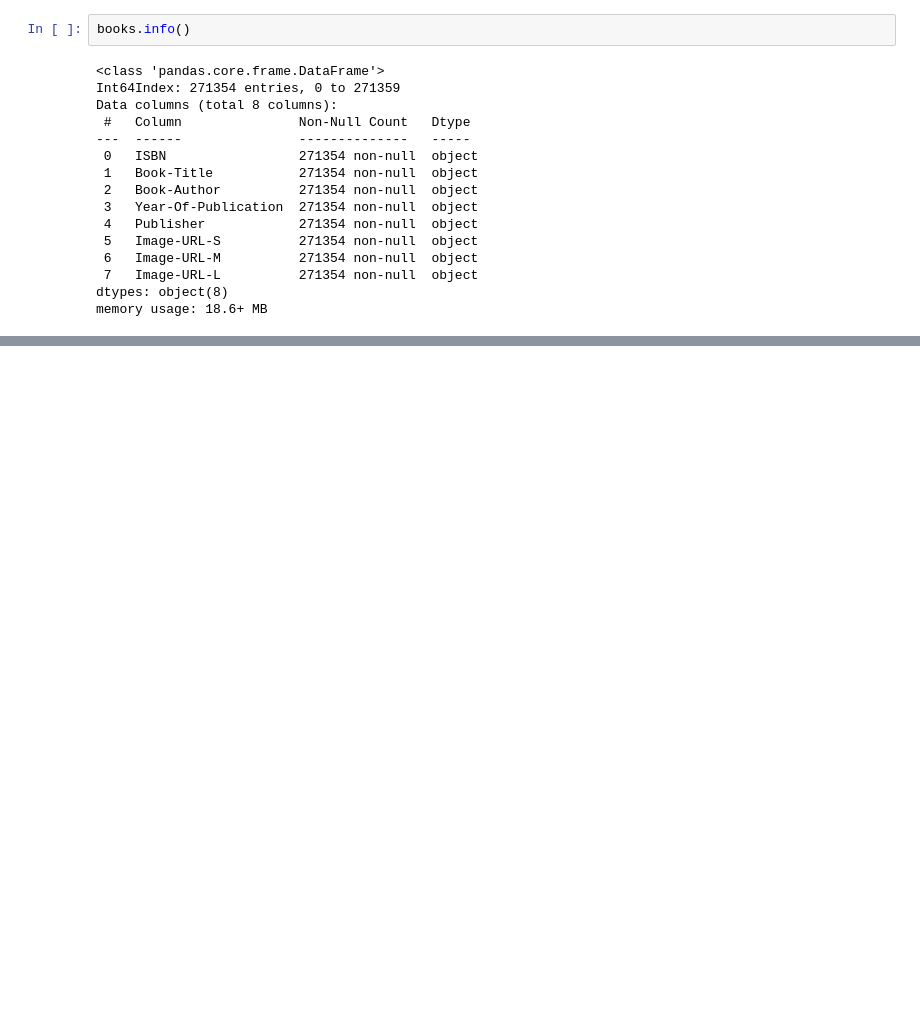
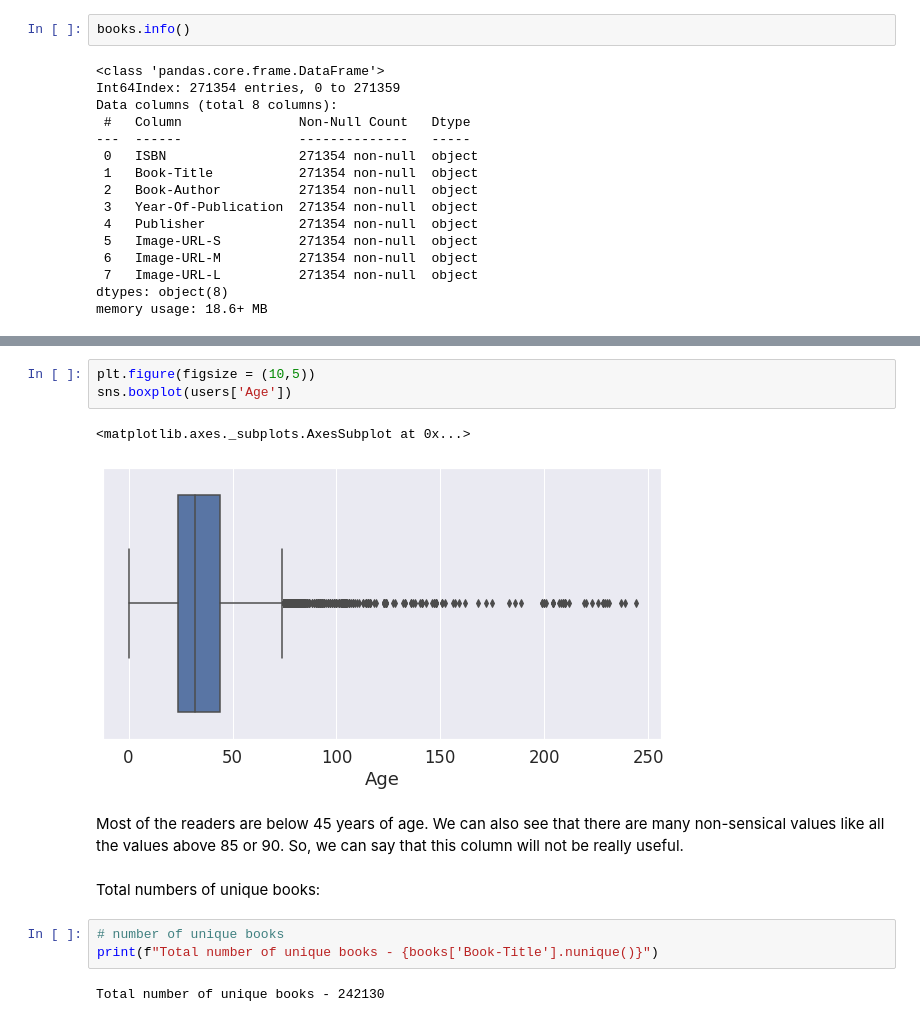
Before and after one commit to RanojoyBiswas/Book-Recommendation-System---Ranajay-Biswas, a Jupyter notebook: Book_Recommendation_System_Ranajay_Biswas.ipynb, the cells around one changed output, grey strips where cells are left out. Saved outputs shown, nothing was run; the diff lists cells and outputs as text; blank space fills up the shorter version.

```diff
--- a/Book_Recommendation_System_Ranajay_Biswas.ipynb
+++ b/Book_Recommendation_System_Ranajay_Biswas.ipynb
@@ -262,0 +274,15 @@ memory usage: 18.6+ MB
+# %%
+plt.figure(figsize = (10,5))
+sns.boxplot(users['Age'])
+# %% [output]
+<matplotlib.axes._subplots.AxesSubplot at 0x...>
+[figure, added]
+# %% [markdown]
+Most of the readers are below 45 years of age. We can also see that there are many non-sensical values like all the values above 85 or 90. So, we can say that this column will not be really useful.
+# %% [markdown]
+Total numbers of unique books:
+# %%
+# number of unique books
+print(f"Total number of unique books - {books['Book-Title'].nunique()}")
+# %% [output]
+Total number of unique books - 242130
```
Also changed, not shown: parts of 12 cells of this notebook.
